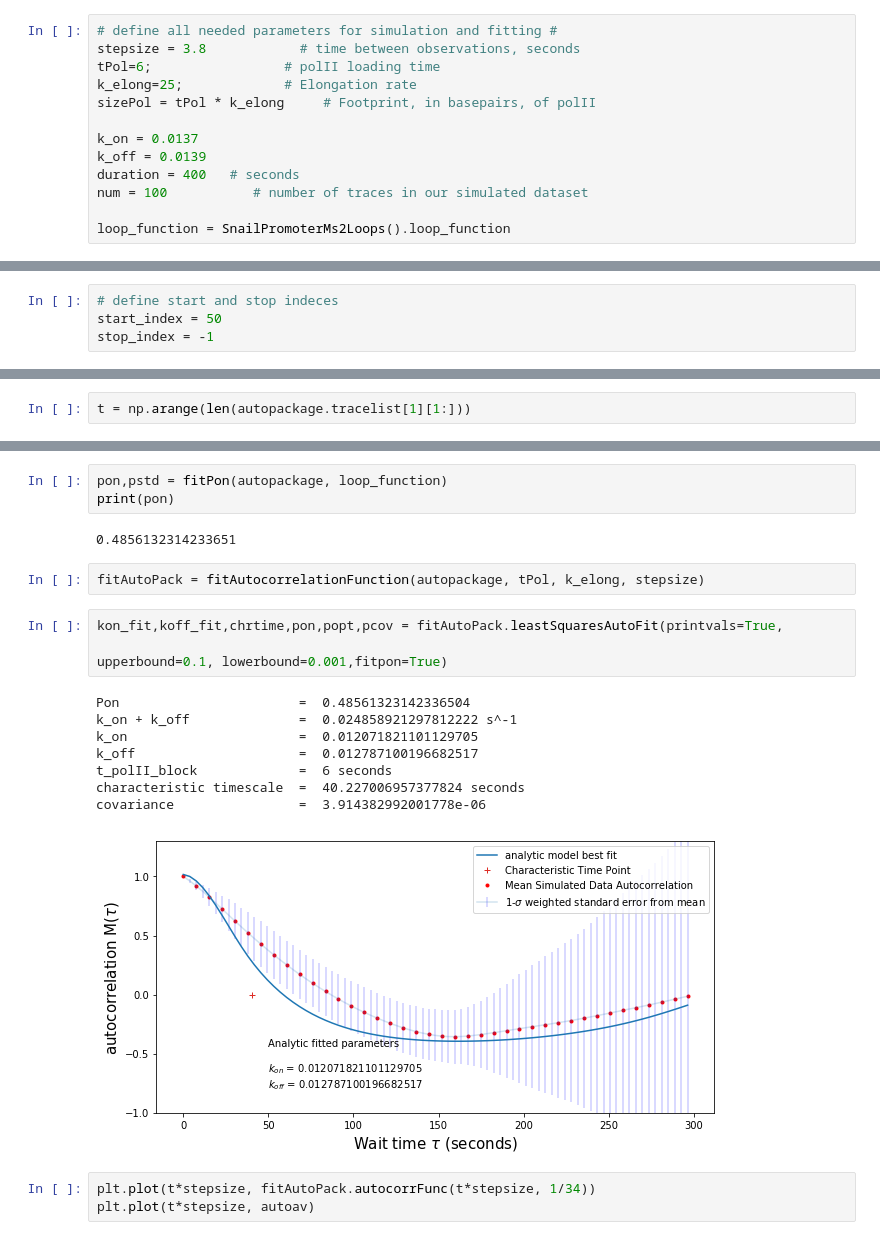
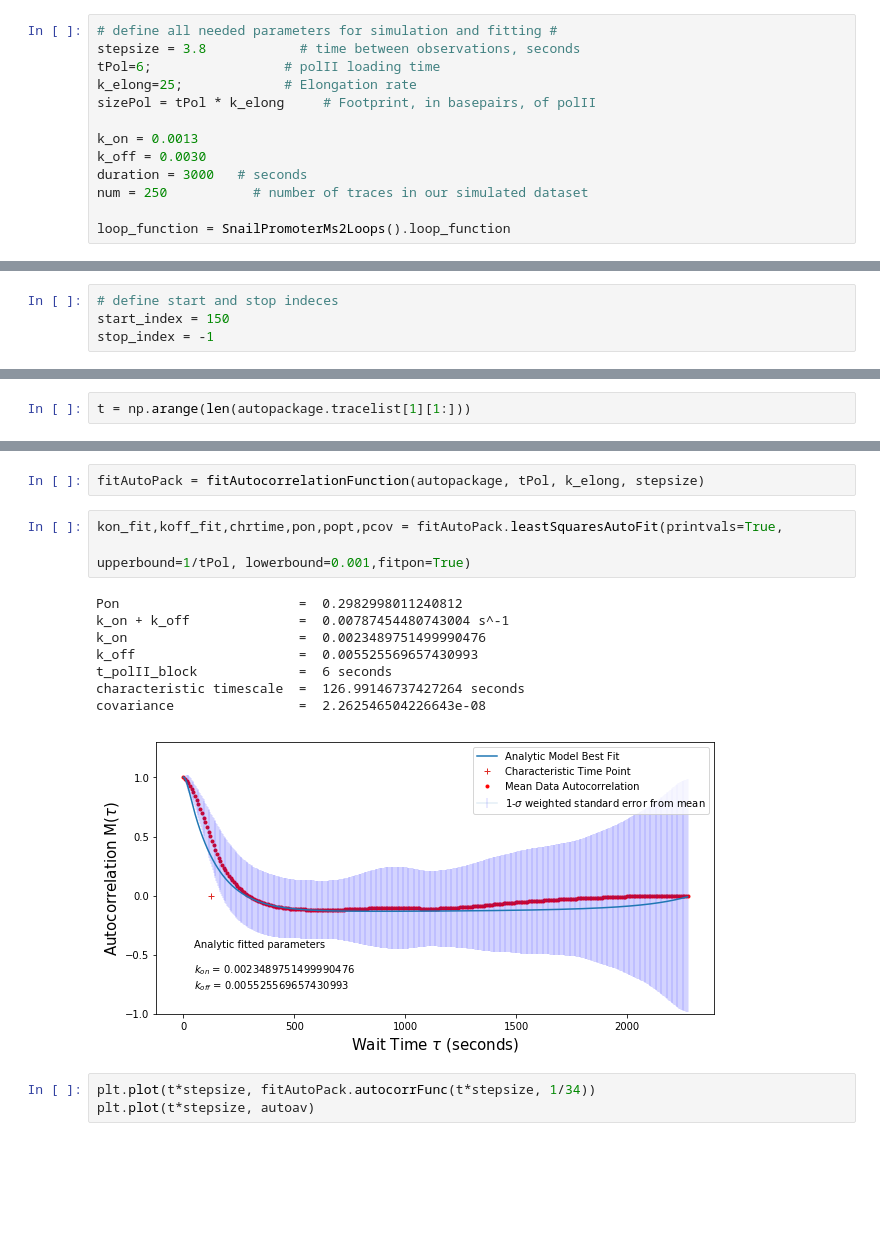
Before and after one commit to tlmakinen/bursting-IGMM, a Jupyter notebook: BurstPy/simulation-sandbox.ipynb, the cells around one changed output, grey strips where cells are left out. Saved outputs shown, nothing was run; the diff lists cells and outputs as text; blank space fills up the shorter version.

```diff
--- a/BurstPy/simulation-sandbox.ipynb
+++ b/BurstPy/simulation-sandbox.ipynb
@@ -17,10 +17,10 @@ tPol=6;                 # polII loading time
 k_elong=25;             # Elongation rate
 sizePol = tPol * k_elong     # Footprint, in basepairs, of polII
 
-k_on = 0.0137
-k_off = 0.0139
-duration = 400   # seconds
-num = 100           # number of traces in our simulated dataset
+k_on = 0.0013
+k_off = 0.0030
+duration = 3000   # seconds
+num = 250           # number of traces in our simulated dataset
 
 loop_function = SnailPromoterMs2Loops().loop_function
 # %%
@@ -45,6 +45,6 @@ plt.show()
 # %%
 # define start and stop indeces
-start_index = 50
+start_index = 150
 stop_index = -1
 # %%
 autopackage = tracePackageAutocorrelation(tracelist, loop_function, start_index, stop_index)
@@ -76,22 +68,17 @@ def fitPon(autopackage, loop_function):
-# %%
-pon,pstd = fitPon(autopackage, loop_function)
-print(pon)
-# %% [output]
-0.4856132314233651
 # %%
 fitAutoPack = fitAutocorrelationFunction(autopackage, tPol, k_elong, stepsize)
 # %%
 kon_fit,koff_fit,chrtime,pon,popt,pcov = fitAutoPack.leastSquaresAutoFit(printvals=True,
-                                                                                   upperbound=0.1, lowerbound=0.001,fitpon=True)
+                                                                                   upperbound=1/tPol, lowerbound=0.001,fitpon=True)
 # %% [output]
-Pon                       =  0.48561323142336504
-k_on + k_off              =  0.024858921297812222 s^-1
-k_on                      =  0.012071821101129705
-k_off                     =  0.012787100196682517
+Pon                       =  0.2982998011240812
+k_on + k_off              =  0.00787454480743004 s^-1
+k_on                      =  0.0023489751499990476
+k_off                     =  0.005525569657430993
 t_polII_block             =  6 seconds
-characteristic timescale  =  40.227006957377824 seconds
-covariance                =  3.914382992001778e-06
+characteristic timescale  =  126.99146737427264 seconds
+covariance                =  2.262546504226643e-08
-[figure, old version]
+[figure, new version]
 # %%
 plt.plot(t*stepsize, fitAutoPack.autocorrFunc(t*stepsize, 1/34))
 plt.plot(t*stepsize, autoav)
```
Also changed, not shown: parts of 5 cells of this notebook, 5 other files.
